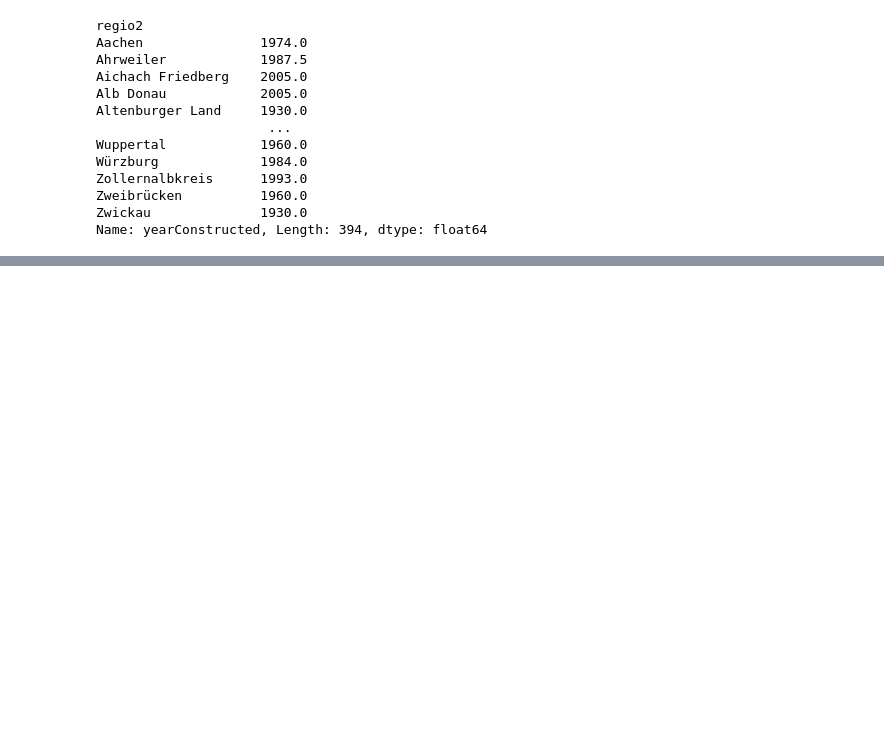
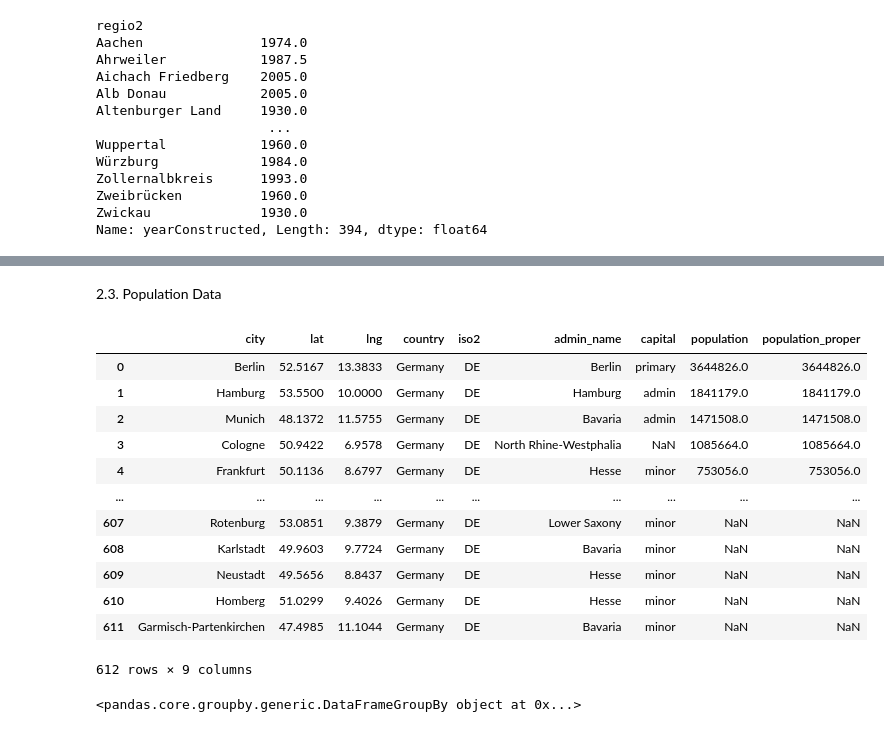
Before and after one commit to reemakk/group-3, a Jupyter notebook: Just_Data_w_Notes.ipynb, the cells around one changed output, grey strips where cells are left out. Drawn from its saved outputs; the diff is of its cells as text; code cells hidden in the pictures; blank space fills up the shorter version.

```diff
--- a/Just_Data_w_Notes.ipynb
+++ b/Just_Data_w_Notes.ipynb
@@ -714,0 +970,18 @@ uni_cities=uni_cities.merge(medianofyearConstruted, right_index=True, left_on="c
+# %% [markdown]
+2.3. Population Data
+# %%
+population_data
+# %% [output]
+|  | city | lat | lng | country | iso2 | admin_name | capital | population | population_proper |
+| 0 | Berlin | 52.5167 | 13.3833 | Germany | DE | Berlin | primary | 3644826.0 | 3644826.0 |
+| 1 | Hamburg | 53.5500 | 10.0000 | Germany | DE | Hamburg | admin | 1841179.0 | 1841179.0 |
+| 2 | Munich | 48.1372 | 11.5755 | Germany | DE | Bavaria | admin | 1471508.0 | 1471508.0 |
+| 3 | Cologne | 50.9422 | 6.9578 | Germany | DE | North Rhine-Westphalia | NaN | 1085664.0 | 1085664.0 |
+| 4 | Frankfurt | 50.1136 | 8.6797 | Germany | DE | Hesse | minor | 753056.0 | 753056.0 |
+| ... | ... | ... | ... | ... | ... | ... | ... | ... | ... |
+| 607 | Rotenburg | 53.0851 | 9.3879 | Germany | DE | Lower Saxony | minor | NaN | NaN |
+| 608 | Karlstadt | 49.9603 | 9.7724 | Germany | DE | Bavaria | minor | NaN | NaN |
+| 609 | Neustadt | 49.5656 | 8.8437 | Germany | DE | Hesse | minor | NaN | NaN |
+| 610 | Homberg | 51.0299 | 9.4026 | Germany | DE | Hesse | minor | NaN | NaN |
+| 611 | Garmisch-Partenkirchen | 47.4985 | 11.1044 | Germany | DE | Bavaria | minor | NaN | NaN |
+612 rows × 9 columns
@@ -714,0 +1012,5 @@ uni_cities=uni_cities.merge(medianofyearConstruted, right_index=True, left_on="c
+# %%
+pop_city= population_data.groupby(["city"])
+pop_city
+# %% [output]
+<pandas.core.groupby.generic.DataFrameGroupBy object at 0x...>
```
Also changed, not shown: parts of 33 cells of this notebook.
